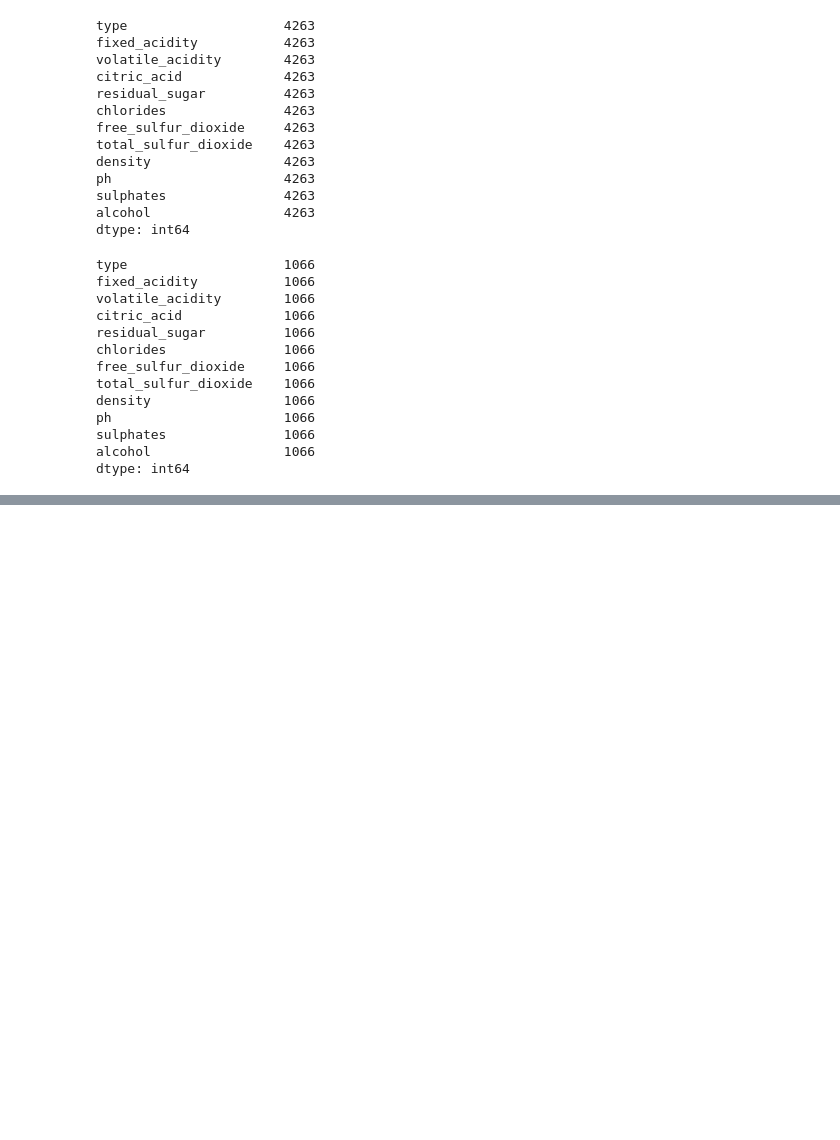
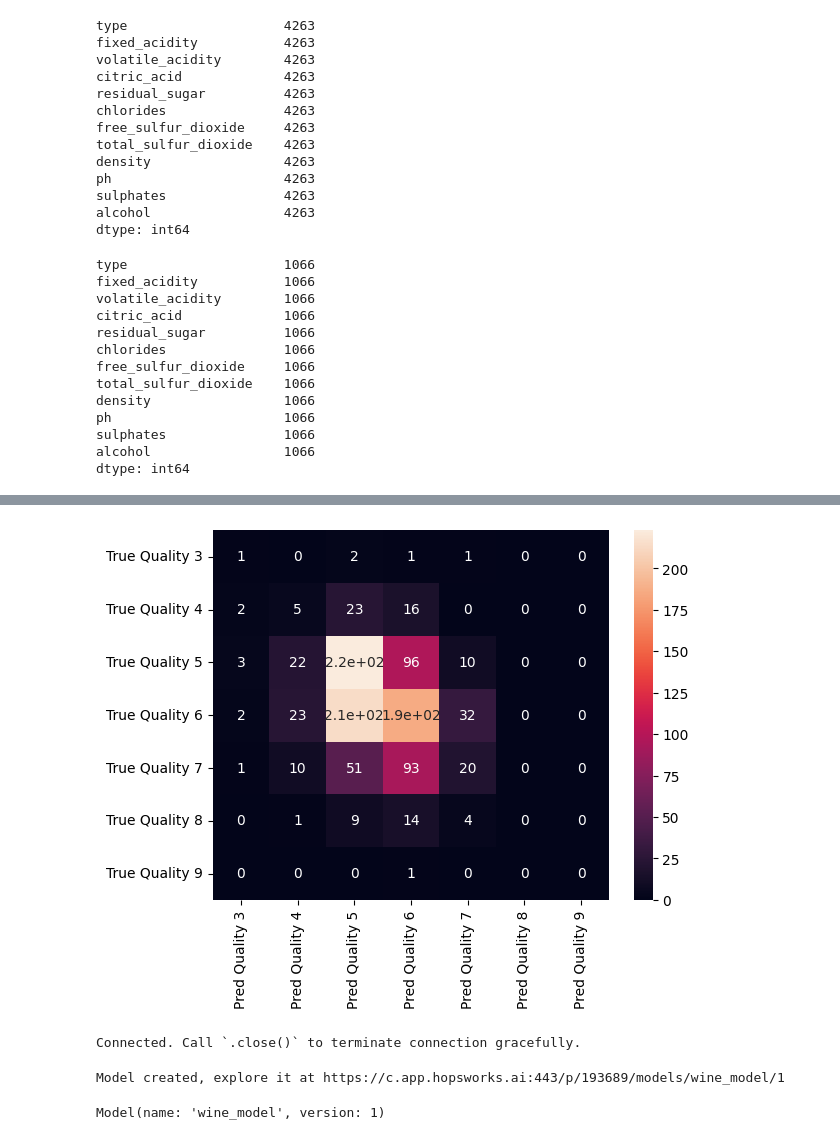
Before and after one commit to gardaa/ID2223-ScalableML, a Jupyter notebook: wine-training-pipeline.ipynb, the cells around one changed output, grey strips where cells are left out. Cells and saved outputs as stored; diff of their text form; code cells hidden in the pictures; blank space fills up the shorter version.

Commit message:
Finish pipeline to train model and upload model to Hopsworks

```diff
--- a/wine-training-pipeline.ipynb
+++ b/wine-training-pipeline.ipynb
@@ -113,3 +113,14 @@ ph                      1066
 sulphates               1066
 alcohol                 1066
 dtype: int64
+# %%
+# Evaluate the model performance using features from test set (X_test)
+y_pred = model.predict(X_test)
+
+# Compare predictions made by the model (y_pred) with the labels in the test set (y_test)
+metrics = classification_report(y_test, y_pred, output_dict=True)
+results = confusion_matrix(y_test, y_pred)
+
+# Print the metrics
+for metric in metrics:
+    print(metric, metrics[metric])
@@ -115,0 +141,43 @@ dtype: int64
+# %%
+# Create confusion matric that shows true values vs predicted values
+df_cm = pd.DataFrame(results,
+                     ["True Quality 3", "True Quality 4", "True Quality 5", "True Quality 6", "True Quality 7", "True Quality 8", "True Quality 9"],
+                     ["Pred Quality 3", "Pred Quality 4", "Pred Quality 5", "Pred Quality 6", "Pred Quality 7", "Pred Quality 8", "Pred Quality 9"]
+                    )
+
+cm = sns.heatmap(df_cm, annot=True)
+fig = cm.get_figure()
+# %% [output]
+[figure, added]
+# %%
+# Get an object for model registry from Hopsworks
+mr = project.get_model_registry()
+
+# Create folder to store wine model if it does not exist
+model_dir = "wine_model"
+if os.path.isdir(model_dir) == False:
+    os.mkdir(model_dir)
+
+# Save model and conusfion matrix to the correct folder. Both will be uploaded to model registry in Hopsworks
+joblib.dump(model, model_dir + "/wine_model.pkl")
+fig.savefig(model_dir + "/confusion_matrix.png")
+
+# Specify schema of the model
+input_schema = Schema(X_train)
+output_schema = Schema(y_train)
+model_schema = ModelSchema(input_schema, output_schema)
+
+# Create model in the model registry that includes the model name, metrics, schema and description
+wine_model = mr.python.create_model(
+    name="wine_model",
+    metrics={"accuray:" : metrics["accuracy"]},
+    model_schema=model_schema,
+    description="Wine Quality Predictor"
+)
+
+# Upload model to modle registry with all files in the folder
+wine_model.save(model_dir)
+# %% [output]
+Connected. Call `.close()` to terminate connection gracefully.
+Model created, explore it at https://c.app.hopsworks.ai:443/p/193689/models/wine_model/1
+Model(name: 'wine_model', version: 1)
```
Also changed, not shown: parts of 1 cell of this notebook, 2 other files.
